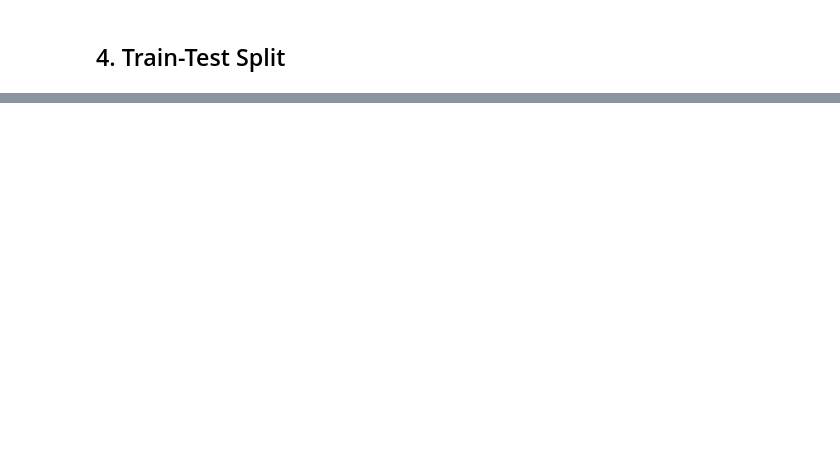
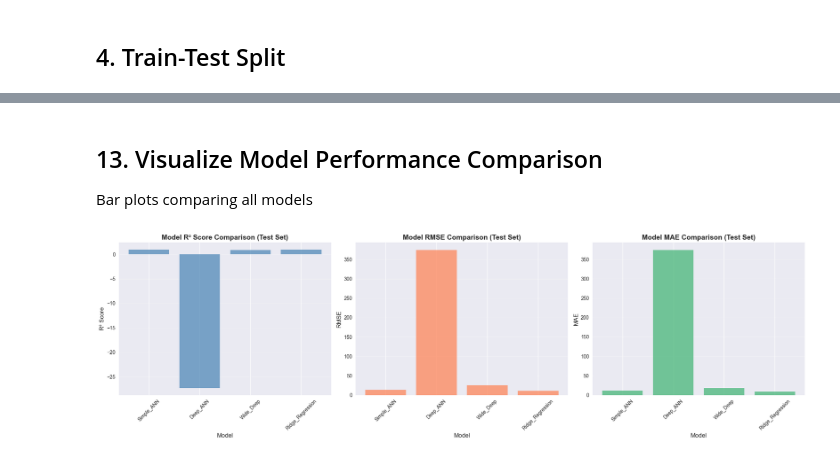
Before and after one commit to Mtutuzeli-lab/regression-clustering-ml, a Jupyter notebook: notebooks/05_Deep_Learning_Regression.ipynb, the cells around one changed output, grey strips where cells are left out. Saved outputs shown, nothing was run; the diff lists cells and outputs as text; code cells hidden in the pictures; blank space fills up the shorter version.

```diff
--- a/notebooks/05_Deep_Learning_Regression.ipynb
+++ b/notebooks/05_Deep_Learning_Regression.ipynb
@@ -100,0 +576,36 @@ plt.show()
+# %% [markdown]
+## 13. Visualize Model Performance Comparison
+
+Bar plots comparing all models
+# %%
+# Comparison bar plots
+fig, axes = plt.subplots(1, 3, figsize=(20, 6))
+
+# R² Score comparison
+axes[0].bar(all_results['Model'], all_results['Test_R2'], color='steelblue', alpha=0.7)
+axes[0].set_xlabel('Model', fontsize=12)
+axes[0].set_ylabel('R² Score', fontsize=12)
+axes[0].set_title('Model R² Score Comparison (Test Set)', fontsize=14, fontweight='bold')
+axes[0].tick_params(axis='x', rotation=45)
+axes[0].grid(True, alpha=0.3, axis='y')
+
+# RMSE comparison
+axes[1].bar(all_results['Model'], all_results['Test_RMSE'], color='coral', alpha=0.7)
+axes[1].set_xlabel('Model', fontsize=12)
+axes[1].set_ylabel('RMSE', fontsize=12)
+axes[1].set_title('Model RMSE Comparison (Test Set)', fontsize=14, fontweight='bold')
+axes[1].tick_params(axis='x', rotation=45)
+axes[1].grid(True, alpha=0.3, axis='y')
+
+# MAE comparison
+axes[2].bar(all_results['Model'], all_results['Test_MAE'], color='mediumseagreen', alpha=0.7)
+axes[2].set_xlabel('Model', fontsize=12)
+axes[2].set_ylabel('MAE', fontsize=12)
+axes[2].set_title('Model MAE Comparison (Test Set)', fontsize=14, fontweight='bold')
+axes[2].tick_params(axis='x', rotation=45)
+axes[2].grid(True, alpha=0.3, axis='y')
+
+plt.tight_layout()
+plt.show()
+# %% [output]
+[figure, added]
```
Also changed, not shown: parts of 27 cells of this notebook, 9 other files.
